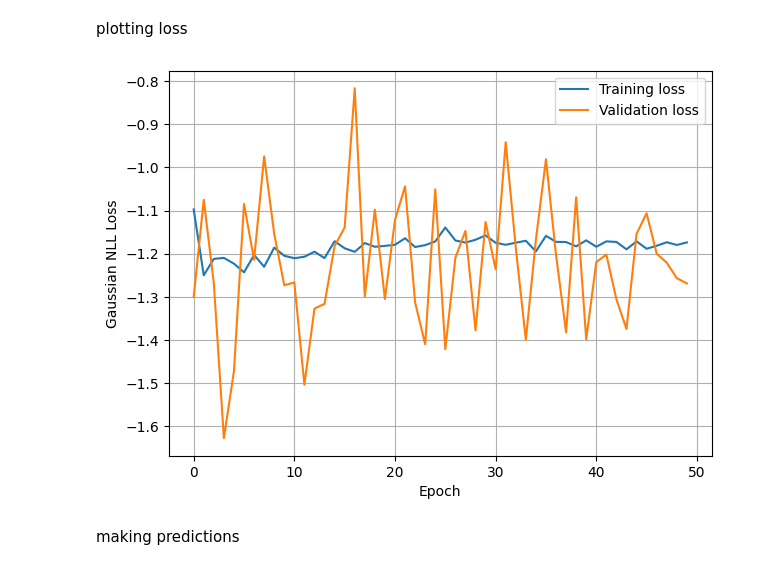
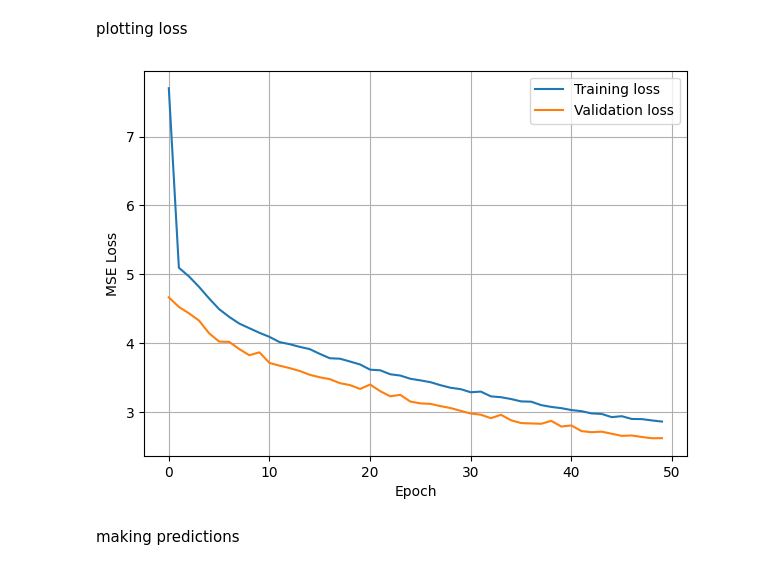
Before and after one commit to mw2304/SummerProject2026, a Jupyter notebook: probablisticCNN.ipynb, the cells around one changed output. Cells and saved outputs as stored; diff of their text form; code cells hidden in the pictures.

Commit message:
changing cnn dense layer, chnage back to mae loss

```diff
--- a/probablisticCNN.ipynb
+++ b/probablisticCNN.ipynb
@@ -441,25 +460,12 @@ combined = Dense(
 
 
 combined = Dropout(0.3)(combined)
-raw_output = Dense(6)(combined)
-
-mu = raw_output[:, :3]
-
-sigma = raw_output[:, 3:]
-
-sigma = tf.keras.layers.Activation(
-    "softplus"
-)(sigma)
-
-output = tf.keras.layers.Concatenate()(
-    [mu, sigma]
-)
-#
+output = Dense(3)(combined)
 # %%
-# model = Model(
-    # inputs=[
-        # image_input,
-        # plane_input
-    # ],
-    # outputs=output
-# )
+model = Model(
+    inputs=[
+         image_input,
+        plane_input
+    ],
+     outputs=output
+)
@@ -601,11 +554,12 @@ def gaussian_nll_with_plane(y_true, y_pred, plane):
     return nll + lambda_plane * plane_loss
 # %% [markdown]
 compiling model
-# %%
-model.compile(
-    optimizer="adam",
-    loss=gaussian_nll_with_plane
-)
+# %%
+model.compile(
+    optimizer=tf.keras.optimizers.Adam(learning_rate=1e-4),
+    loss="mse",
+    metrics=["mae"]
+)
 # %% [markdown]
 training model
 # %%
@@ -649,26 +596,26 @@ plotting loss
 # %%
 import matplotlib.pyplot as plt
 
 
 plt.figure(figsize=(7,5))
 
 plt.plot(
     history.history["loss"],
     label="Training loss"
 )
 
 plt.plot(
     history.history["val_loss"],
     label="Validation loss"
 )
 
 plt.xlabel("Epoch")
-plt.ylabel("Gaussian NLL Loss")
+plt.ylabel("MSE Loss")
 plt.legend()
 plt.grid()
 plt.show()
 # %% [output]
-[figure, old version]
+[figure, new version]
 # %% [markdown]
 making predictions
 # %%
```
Also changed, not shown: parts of 22 cells of this notebook.
